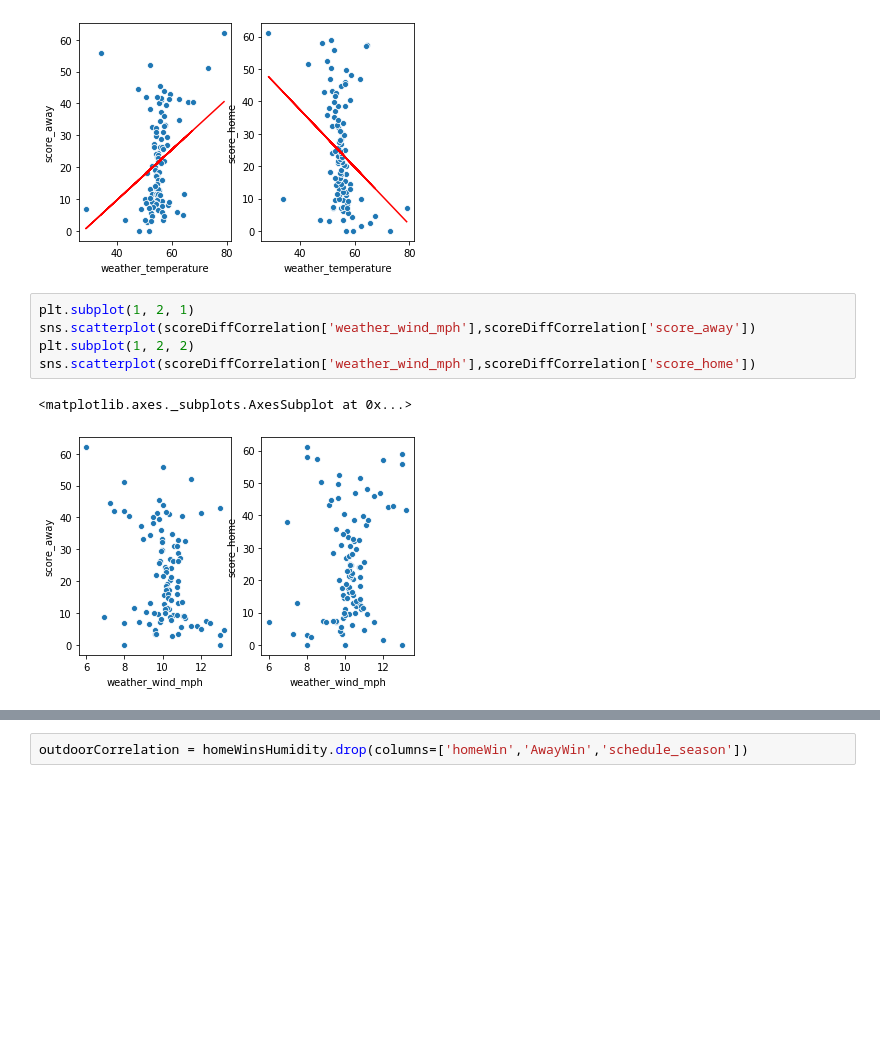
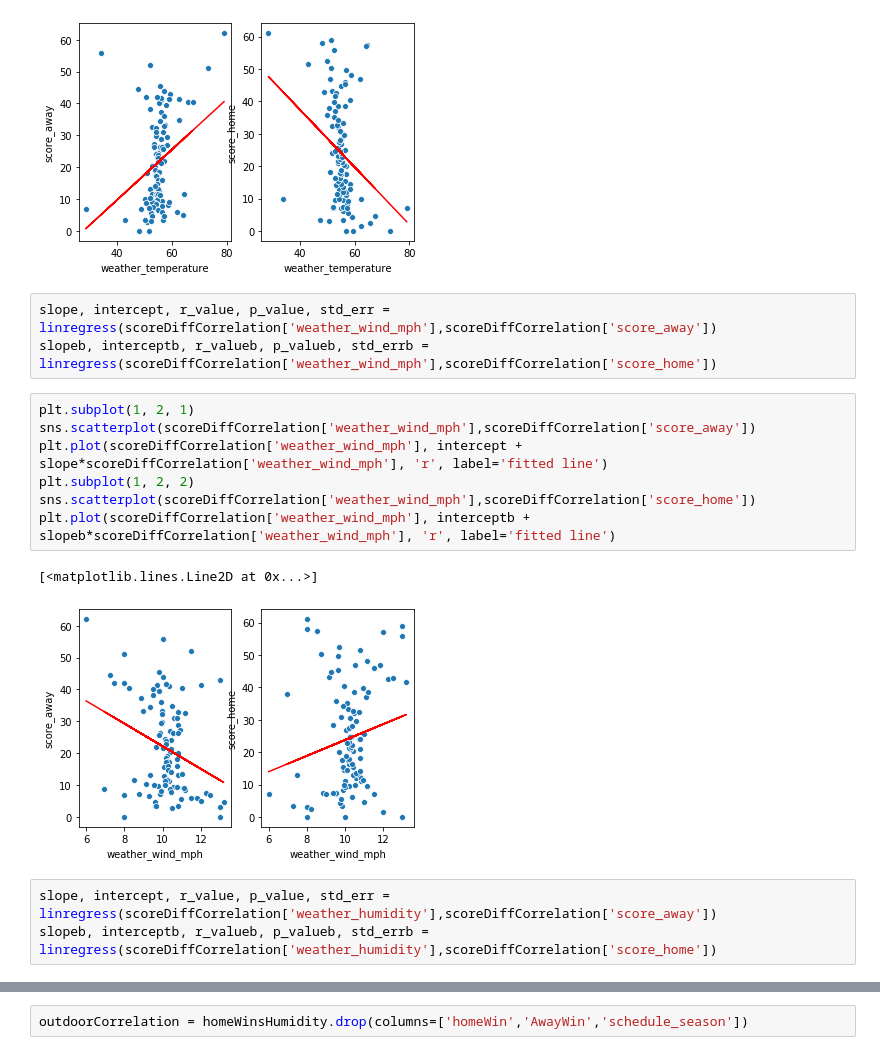
Before and after one commit to rezalution/Springboard, a Jupyter notebook: Capstone #1/Statistical Data Analysis.ipynb, the cells around one changed output, grey strips where cells are left out. Cells and saved outputs as stored; diff of their text form; blank space fills up the shorter version.

```diff
--- a/Capstone #1/Statistical Data Analysis.ipynb
+++ b/Capstone #1/Statistical Data Analysis.ipynb
@@ -618,14 +618,22 @@ plt.plot(scoreDiffCorrelation['weather_temperature'], interceptb + slopeb*scoreD
 # %% [output]
 [<matplotlib.lines.Line2D at 0x...>]
 [figure]
+# %%
+slope, intercept, r_value, p_value, std_err = linregress(scoreDiffCorrelation['weather_wind_mph'],scoreDiffCorrelation['score_away'])
+slopeb, interceptb, r_valueb, p_valueb, std_errb = linregress(scoreDiffCorrelation['weather_wind_mph'],scoreDiffCorrelation['score_home'])
 # %%
 plt.subplot(1, 2, 1)
 sns.scatterplot(scoreDiffCorrelation['weather_wind_mph'],scoreDiffCorrelation['score_away'])
+plt.plot(scoreDiffCorrelation['weather_wind_mph'], intercept + slope*scoreDiffCorrelation['weather_wind_mph'], 'r', label='fitted line')
 plt.subplot(1, 2, 2)
 sns.scatterplot(scoreDiffCorrelation['weather_wind_mph'],scoreDiffCorrelation['score_home'])
+plt.plot(scoreDiffCorrelation['weather_wind_mph'], interceptb + slopeb*scoreDiffCorrelation['weather_wind_mph'], 'r', label='fitted line')
 # %% [output]
-<matplotlib.axes._subplots.AxesSubplot at 0x...>
+[<matplotlib.lines.Line2D at 0x...>]
-[figure, old version]
+[figure, new version]
+# %%
+slope, intercept, r_value, p_value, std_err = linregress(scoreDiffCorrelation['weather_humidity'],scoreDiffCorrelation['score_away'])
+slopeb, interceptb, r_valueb, p_valueb, std_errb = linregress(scoreDiffCorrelation['weather_humidity'],scoreDiffCorrelation['score_home'])
 # %%
 plt.subplot(1, 2, 1)
 sns.scatterplot(scoreDiffCorrelation['weather_humidity'],scoreDiffCorrelation['score_away'])
```
Also changed, not shown: parts of 1 cell of this notebook.
